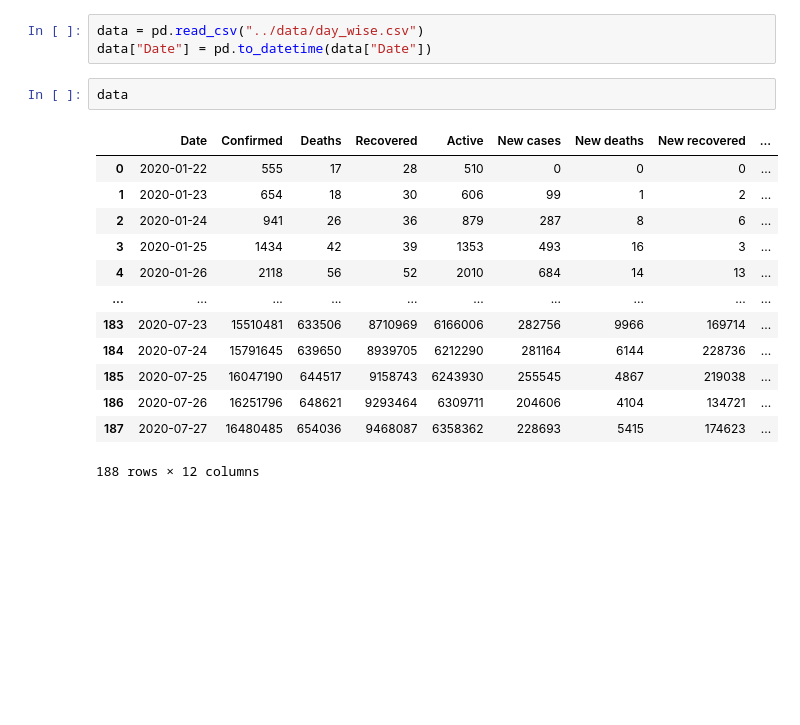
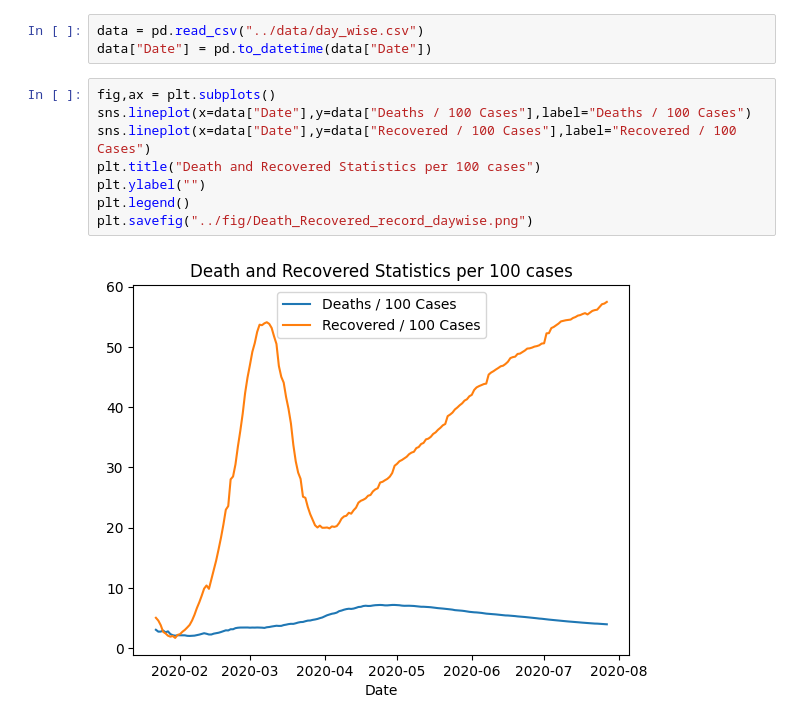
Before and after one commit to HGmin1159/bios-611-project, a Jupyter notebook: python/eda.ipynb, the cells around one changed output. Saved outputs shown, nothing was run; the diff lists cells and outputs as text; blank space fills up the shorter version.

```diff
--- a/python/eda.ipynb
+++ b/python/eda.ipynb
@@ -6,19 +6,13 @@ import seaborn as sns
 # %%
 data = pd.read_csv("../data/day_wise.csv")
 data["Date"] = pd.to_datetime(data["Date"])
-# %%
-data
-# %% [output]
-|  | Date | Confirmed | Deaths | Recovered | Active | New cases | New deaths | New recovered | ... |
-| 0 | 2020-01-22 | 555 | 17 | 28 | 510 | 0 | 0 | 0 | ... |
-| 1 | 2020-01-23 | 654 | 18 | 30 | 606 | 99 | 1 | 2 | ... |
-| 2 | 2020-01-24 | 941 | 26 | 36 | 879 | 287 | 8 | 6 | ... |
-| 3 | 2020-01-25 | 1434 | 42 | 39 | 1353 | 493 | 16 | 3 | ... |
-| 4 | 2020-01-26 | 2118 | 56 | 52 | 2010 | 684 | 14 | 13 | ... |
-| ... | ... | ... | ... | ... | ... | ... | ... | ... | ... |
-| 183 | 2020-07-23 | 15510481 | 633506 | 8710969 | 6166006 | 282756 | 9966 | 169714 | ... |
-| 184 | 2020-07-24 | 15791645 | 639650 | 8939705 | 6212290 | 281164 | 6144 | 228736 | ... |
-| 185 | 2020-07-25 | 16047190 | 644517 | 9158743 | 6243930 | 255545 | 4867 | 219038 | ... |
-| 186 | 2020-07-26 | 16251796 | 648621 | 9293464 | 6309711 | 204606 | 4104 | 134721 | ... |
-| 187 | 2020-07-27 | 16480485 | 654036 | 9468087 | 6358362 | 228693 | 5415 | 174623 | ... |
-188 rows × 12 columns
+# %%
+fig,ax = plt.subplots()
+sns.lineplot(x=data["Date"],y=data["Deaths / 100 Cases"],label="Deaths / 100 Cases")
+sns.lineplot(x=data["Date"],y=data["Recovered / 100 Cases"],label="Recovered / 100 Cases")
+plt.title("Death and Recovered Statistics per 100 cases")
+plt.ylabel("")
+plt.legend()
+plt.savefig("../fig/Death_Recovered_record_daywise.png")
+# %% [output]
+[figure, added]
```
Also changed, not shown: 1 other file.
